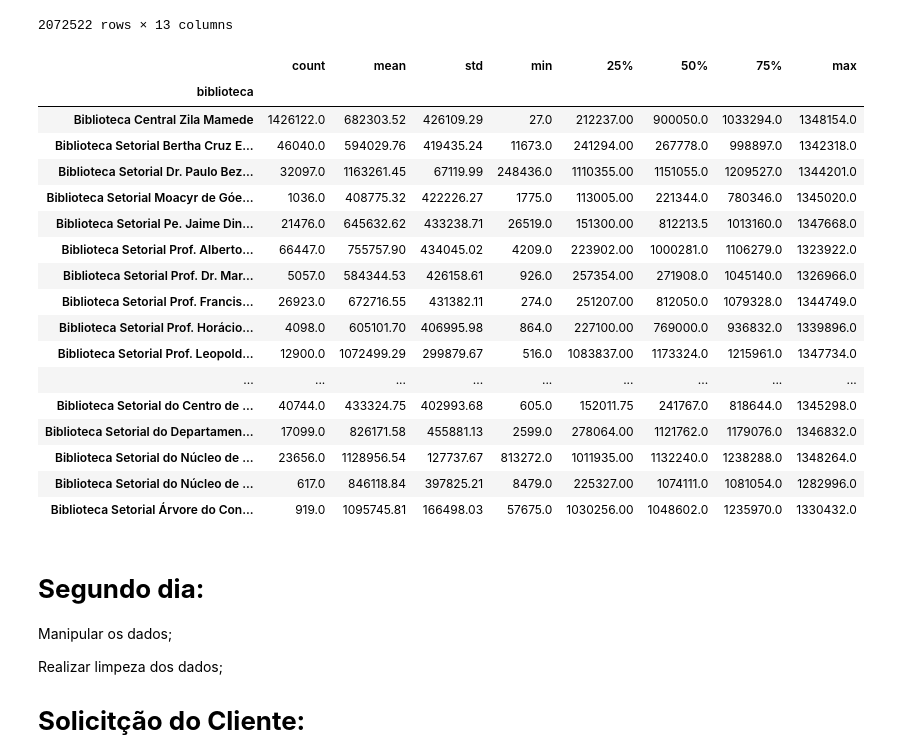
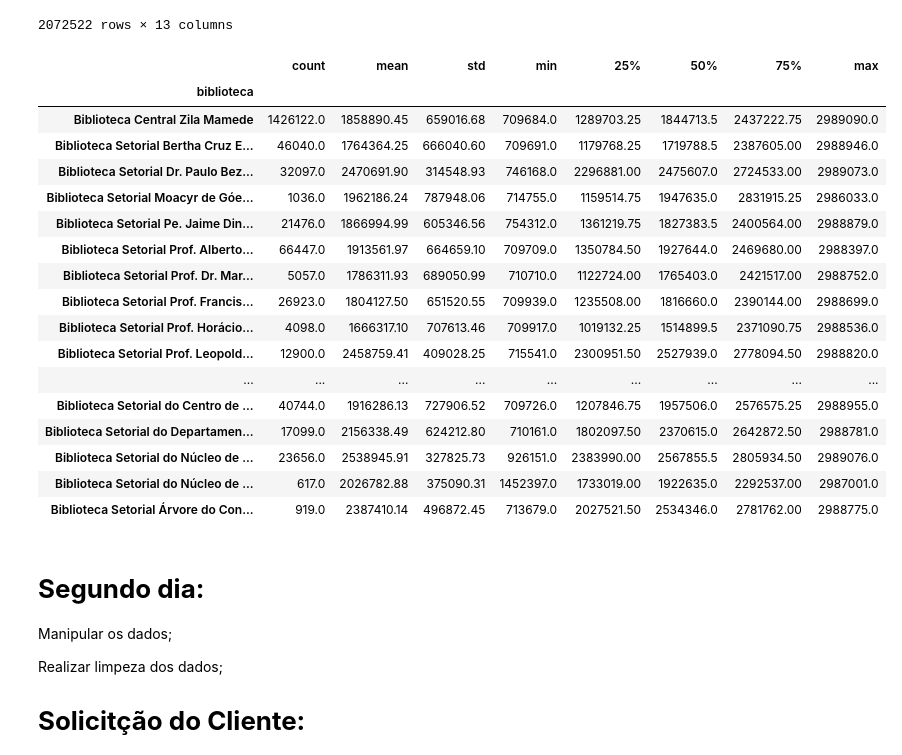
Before and after one commit to Odilon01/7_Dias_de_C-digo_Alura-Python-Pandas, a Jupyter notebook: 7dayofcode.ipynb, the cells around one changed output. Drawn from its saved outputs; the diff is of its cells as text; code cells hidden in the pictures.

```diff
--- a/7dayofcode.ipynb
+++ b/7dayofcode.ipynb
@@ -165,26 +165,26 @@ from pandas.core.groupby import groupby
 #criando um grupo das Bibliotecas para analise de quantidades maximas e minimas de aluguel
 grupo_bibliotecas = dados_completos_biblioteca.groupby('biblioteca')
 # %%
-grupo_bibliotecas.id_exemplar.describe().round(2)
+grupo_bibliotecas.id_emprestimo.describe().round(2)
 # %% [output]
 |  | count | mean | std | min | 25% | 50% | 75% | max |
 | biblioteca |  |  |  |  |  |  |  |  |
-| Biblioteca Central Zila Mamede | 1426122.0 | 682303.52 | 426109.29 | 27.0 | 212237.00 | 900050.0 | 1033294.0 | 1348154.0 |
-| Biblioteca Setorial Bertha Cruz E... | 46040.0 | 594029.76 | 419435.24 | 11673.0 | 241294.00 | 267778.0 | 998897.0 | 1342318.0 |
-| Biblioteca Setorial Dr. Paulo Bez... | 32097.0 | 1163261.45 | 67119.99 | 248436.0 | 1110355.00 | 1151055.0 | 1209527.0 | 1344201.0 |
-| Biblioteca Setorial Moacyr de Góe... | 1036.0 | 408775.32 | 422226.27 | 1775.0 | 113005.00 | 221344.0 | 780346.0 | 1345020.0 |
-| Biblioteca Setorial Pe. Jaime Din... | 21476.0 | 645632.62 | 433238.71 | 26519.0 | 151300.00 | 812213.5 | 1013160.0 | 1347668.0 |
-| Biblioteca Setorial Prof. Alberto... | 66447.0 | 755757.90 | 434045.02 | 4209.0 | 223902.00 | 1000281.0 | 1106279.0 | 1323922.0 |
-| Biblioteca Setorial Prof. Dr. Mar... | 5057.0 | 584344.53 | 426158.61 | 926.0 | 257354.00 | 271908.0 | 1045140.0 | 1326966.0 |
-| Biblioteca Setorial Prof. Francis... | 26923.0 | 672716.55 | 431382.11 | 274.0 | 251207.00 | 812050.0 | 1079328.0 | 1344749.0 |
-| Biblioteca Setorial Prof. Horácio... | 4098.0 | 605101.70 | 406995.98 | 864.0 | 227100.00 | 769000.0 | 936832.0 | 1339896.0 |
-| Biblioteca Setorial Prof. Leopold... | 12900.0 | 1072499.29 | 299879.67 | 516.0 | 1083837.00 | 1173324.0 | 1215961.0 | 1347734.0 |
+| Biblioteca Central Zila Mamede | 1426122.0 | 1858890.45 | 659016.68 | 709684.0 | 1289703.25 | 1844713.5 | 2437222.75 | 2989090.0 |
+| Biblioteca Setorial Bertha Cruz E... | 46040.0 | 1764364.25 | 666040.60 | 709691.0 | 1179768.25 | 1719788.5 | 2387605.00 | 2988946.0 |
+| Biblioteca Setorial Dr. Paulo Bez... | 32097.0 | 2470691.90 | 314548.93 | 746168.0 | 2296881.00 | 2475607.0 | 2724533.00 | 2989073.0 |
+| Biblioteca Setorial Moacyr de Góe... | 1036.0 | 1962186.24 | 787948.06 | 714755.0 | 1159514.75 | 1947635.0 | 2831915.25 | 2986033.0 |
+| Biblioteca Setorial Pe. Jaime Din... | 21476.0 | 1866994.99 | 605346.56 | 754312.0 | 1361219.75 | 1827383.5 | 2400564.00 | 2988879.0 |
+| Biblioteca Setorial Prof. Alberto... | 66447.0 | 1913561.97 | 664659.10 | 709709.0 | 1350784.50 | 1927644.0 | 2469680.00 | 2988397.0 |
+| Biblioteca Setorial Prof. Dr. Mar... | 5057.0 | 1786311.93 | 689050.99 | 710710.0 | 1122724.00 | 1765403.0 | 2421517.00 | 2988752.0 |
+| Biblioteca Setorial Prof. Francis... | 26923.0 | 1804127.50 | 651520.55 | 709939.0 | 1235508.00 | 1816660.0 | 2390144.00 | 2988699.0 |
+| Biblioteca Setorial Prof. Horácio... | 4098.0 | 1666317.10 | 707613.46 | 709917.0 | 1019132.25 | 1514899.5 | 2371090.75 | 2988536.0 |
+| Biblioteca Setorial Prof. Leopold... | 12900.0 | 2458759.41 | 409028.25 | 715541.0 | 2300951.50 | 2527939.0 | 2778094.50 | 2988820.0 |
 | ... | ... | ... | ... | ... | ... | ... | ... | ... |
-| Biblioteca Setorial do Centro de ... | 40744.0 | 433324.75 | 402993.68 | 605.0 | 152011.75 | 241767.0 | 818644.0 | 1345298.0 |
-| Biblioteca Setorial do Departamen... | 17099.0 | 826171.58 | 455881.13 | 2599.0 | 278064.00 | 1121762.0 | 1179076.0 | 1346832.0 |
-| Biblioteca Setorial do Núcleo de ... | 23656.0 | 1128956.54 | 127737.67 | 813272.0 | 1011935.00 | 1132240.0 | 1238288.0 | 1348264.0 |
-| Biblioteca Setorial do Núcleo de ... | 617.0 | 846118.84 | 397825.21 | 8479.0 | 225327.00 | 1074111.0 | 1081054.0 | 1282996.0 |
-| Biblioteca Setorial Árvore do Con... | 919.0 | 1095745.81 | 166498.03 | 57675.0 | 1030256.00 | 1048602.0 | 1235970.0 | 1330432.0 |
+| Biblioteca Setorial do Centro de ... | 40744.0 | 1916286.13 | 727906.52 | 709726.0 | 1207846.75 | 1957506.0 | 2576575.25 | 2988955.0 |
+| Biblioteca Setorial do Departamen... | 17099.0 | 2156338.49 | 624212.80 | 710161.0 | 1802097.50 | 2370615.0 | 2642872.50 | 2988781.0 |
+| Biblioteca Setorial do Núcleo de ... | 23656.0 | 2538945.91 | 327825.73 | 926151.0 | 2383990.00 | 2567855.5 | 2805934.50 | 2989076.0 |
+| Biblioteca Setorial do Núcleo de ... | 617.0 | 2026782.88 | 375090.31 | 1452397.0 | 1733019.00 | 1922635.0 | 2292537.00 | 2987001.0 |
+| Biblioteca Setorial Árvore do Con... | 919.0 | 2387410.14 | 496872.45 | 713679.0 | 2027521.50 | 2534346.0 | 2781762.00 | 2988775.0 |
 # %% [markdown]
 # **Segundo dia:**
 
```
Also changed, not shown: parts of 2 cells of this notebook.
